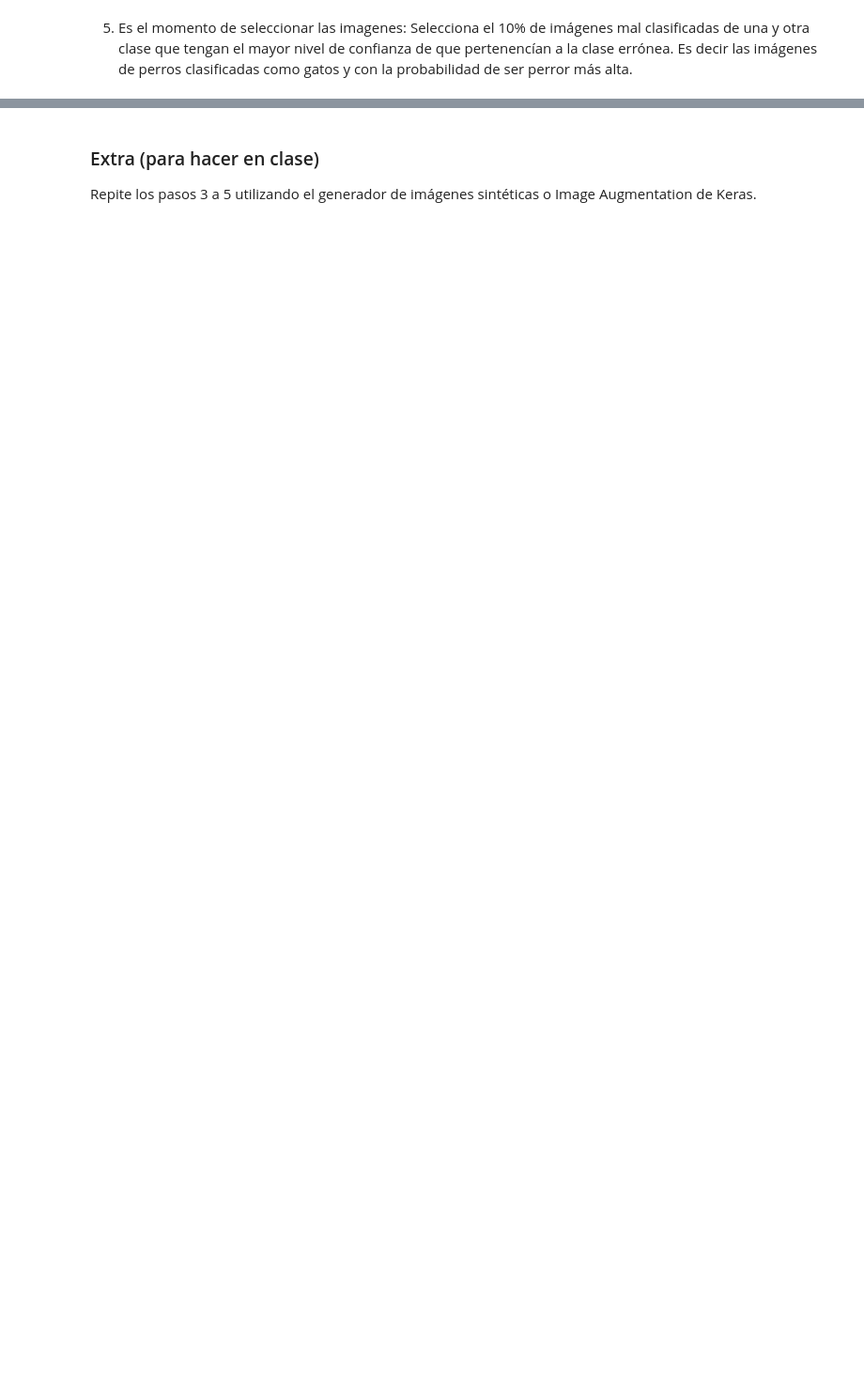
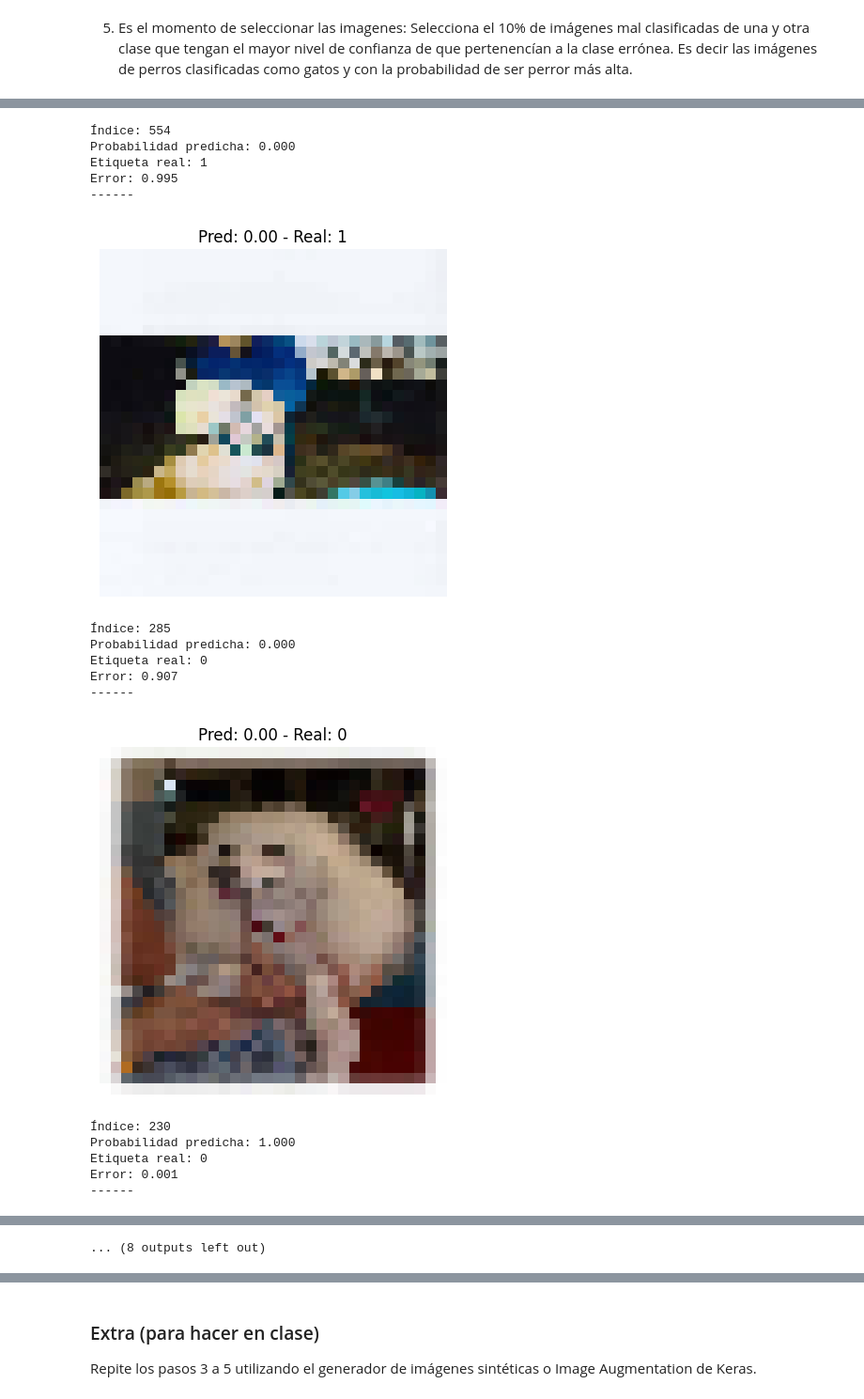
Before and after one commit to jacobo010/ONLINE_DS_THEBRIDGE_jacobo, a Jupyter notebook: Programacion_basica/Sprint17/Unidad_01/Practica_Obligatoria/18_Practica_Obligatoria_Redes_Convolucionales_I__CV_con_DL.ipynb, the cells around one changed output, grey strips where cells are left out. Shown: that part at 94% size. Cells and saved outputs as stored; diff of their text form; code cells hidden in the pictures; blank space fills up the shorter version.

```diff
--- a/Programacion_basica/Sprint17/Unidad_01/Practica_Obligatoria/18_Practica_Obligatoria_Redes_Convolucionales_I__CV_con_DL.ipynb
+++ b/Programacion_basica/Sprint17/Unidad_01/Practica_Obligatoria/18_Practica_Obligatoria_Redes_Convolucionales_I__CV_con_DL.ipynb
@@ -210,7 +210,7 @@ El modelo predice bien pero hay algunos imágenes que las confunde. Hay un total
 # %% [markdown]
 5. Es el momento de seleccionar las imagenes: Selecciona el 10% de imágenes mal clasificadas de una y otra clase que tengan el mayor nivel de confianza de que pertenencían a la clase errónea. Es decir las imágenes de perros clasificadas como gatos y con la probabilidad de ser perror más alta.
 # %%
-y_probs = predictions.ravel()
+y_probs = model.predict(x_test).ravel()
 y_true = y_test
 
 errors = np.abs(y_probs - y_true)
@@ -222,4 +222,8 @@ for i in indices_mayor_error:
     print(f"Etiqueta real: {y_true[i]}")
     print(f"Error: {errors[i]:.3f}")
     print("------")
+    plt.imshow(x_test[i])
+    plt.title(f"Pred: {y_probs[i]:.2f} - Real: {y_true[i]}")
+    plt.axis("off")
+    plt.show()
 # %% [output]
@@ -242,0 +237,17 @@ Error: 0.489
+Índice: 554
+Probabilidad predicha: 0.000
+Etiqueta real: 1
+Error: 0.995
+------
+[figure, added]
+Índice: 285
+Probabilidad predicha: 0.000
+Etiqueta real: 0
+Error: 0.907
+------
+[figure, added]
+Índice: 230
+Probabilidad predicha: 1.000
+Etiqueta real: 0
+Error: 0.001
+------
@@ -242,0 +267 @@ Error: 0.489
+... (8 outputs left out)
```
Also changed, not shown: parts of 7 cells of this notebook.
